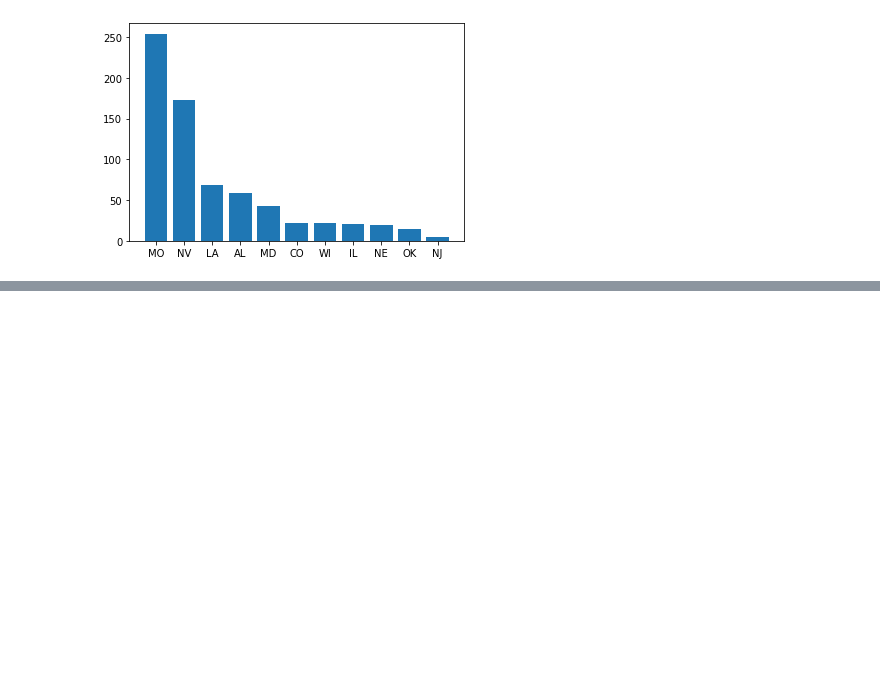
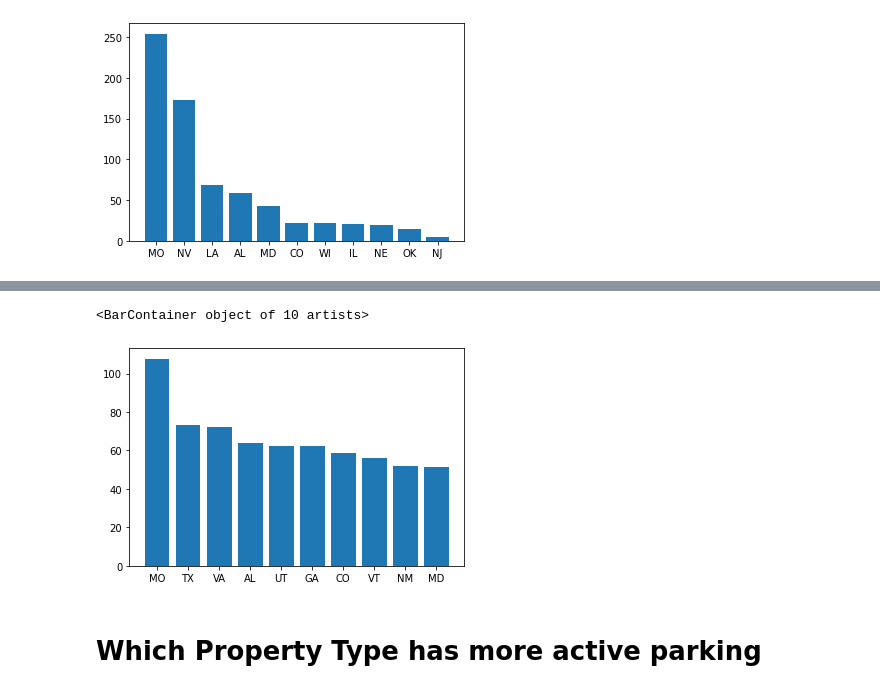
Before and after one commit to a-pamukuntla/Parking-Analysis, a Jupyter notebook: Parking EDA.ipynb, the cells around one changed output, grey strips where cells are left out. Drawn from its saved outputs; the diff is of its cells as text; code cells hidden in the pictures; blank space fills up the shorter version.

```diff
--- a/Parking EDA.ipynb
+++ b/Parking EDA.ipynb
@@ -158,0 +229,7 @@ plt.bar(excess_parking_sorted.index, excess_parking_sorted.values)
+# %%
+state_leased_parking = pd.pivot_table(parking[parking['Owned/Leased']=="LEASED"], index = 'Bldg State', values = "Total Parking Spaces")
+# %%
+state_leased_parking = state_leased_parking['Total Parking Spaces'].sort_values(ascending=False)
+# %%
+state_leased_top_10 = state_leased_parking.head(10)
+state_leased_top_10
@@ -158,0 +249,7 @@ plt.bar(excess_parking_sorted.index, excess_parking_sorted.values)
+# %%
+plt.bar(state_leased_top_10.index, state_leased_top_10.values)
+# %% [output]
+<BarContainer object of 10 artists>
+[figure, added]
+# %% [markdown]
+# Which Property Type has more active parking
```
Also changed, not shown: parts of 33 cells of this notebook.
